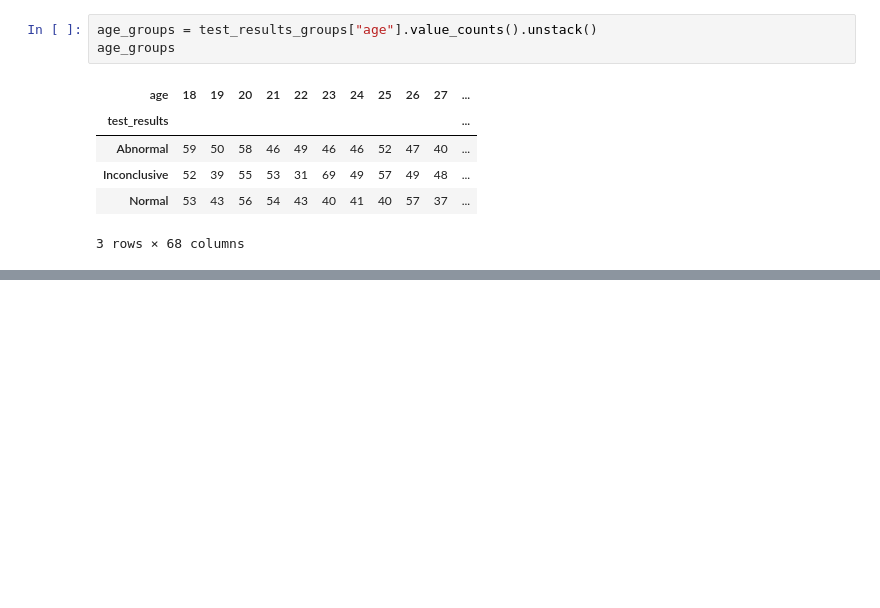
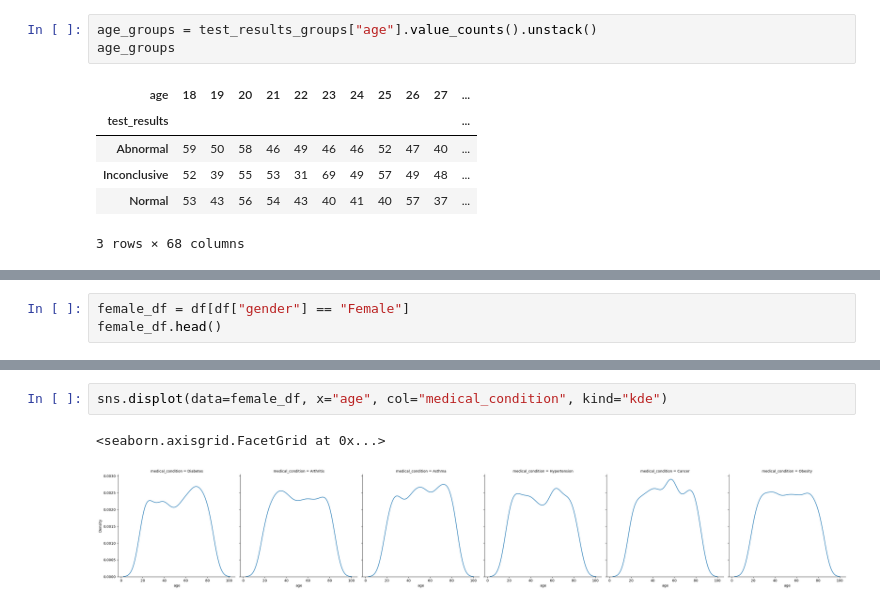
Before and after one commit to Dan-I-El/Healthcare-data-analysis, a Jupyter notebook: analysis.ipynb, the cells around one changed output, grey strips where cells are left out. Cells and saved outputs as stored; diff of their text form; blank space fills up the shorter version.

```diff
--- a/analysis.ipynb
+++ b/analysis.ipynb
@@ -231,0 +257,3 @@ for idx, (result, counts) in enumerate(age_groups.iterrows()):
+# %%
+female_df = df[df["gender"] == "Female"]
+female_df.head()
@@ -231,0 +267,5 @@ for idx, (result, counts) in enumerate(age_groups.iterrows()):
+# %%
+sns.displot(data=female_df, x="age", col="medical_condition", kind="kde")
+# %% [output]
+<seaborn.axisgrid.FacetGrid at 0x...>
+[figure, added]
```
Also changed, not shown: parts of 14 cells of this notebook.
